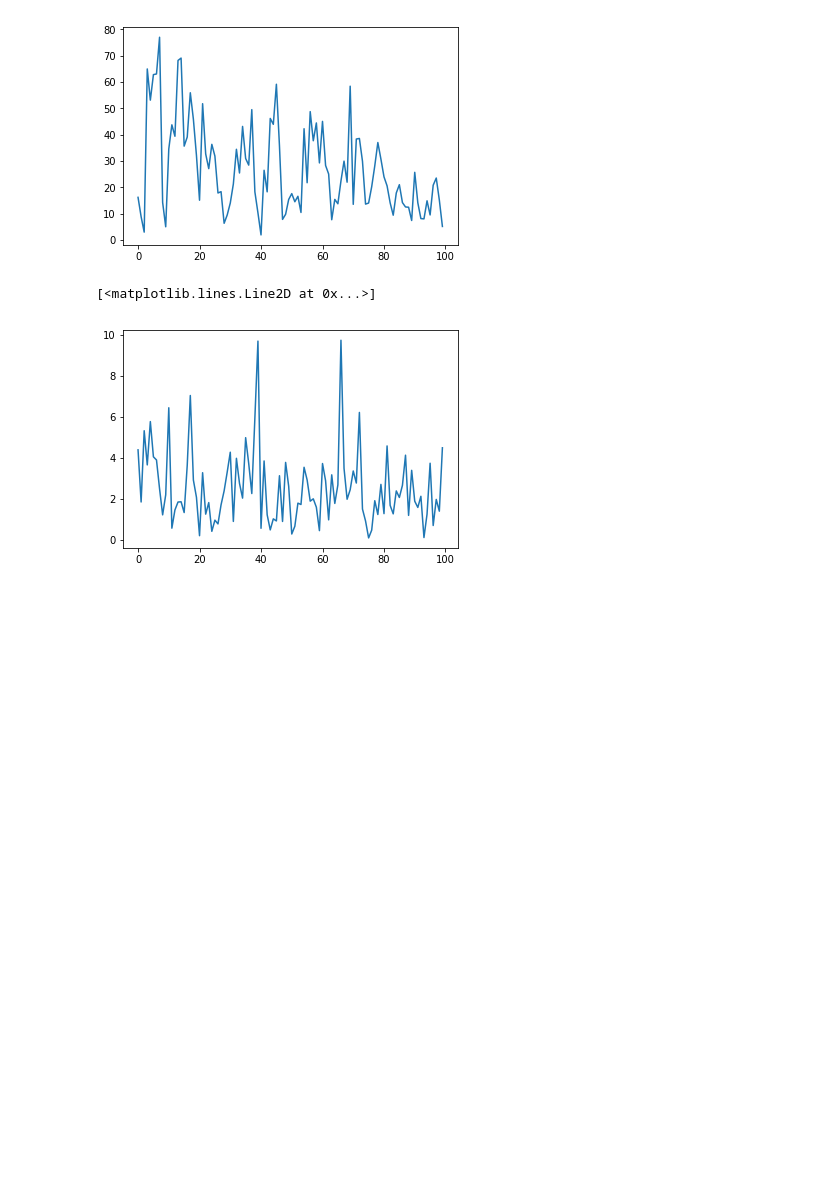
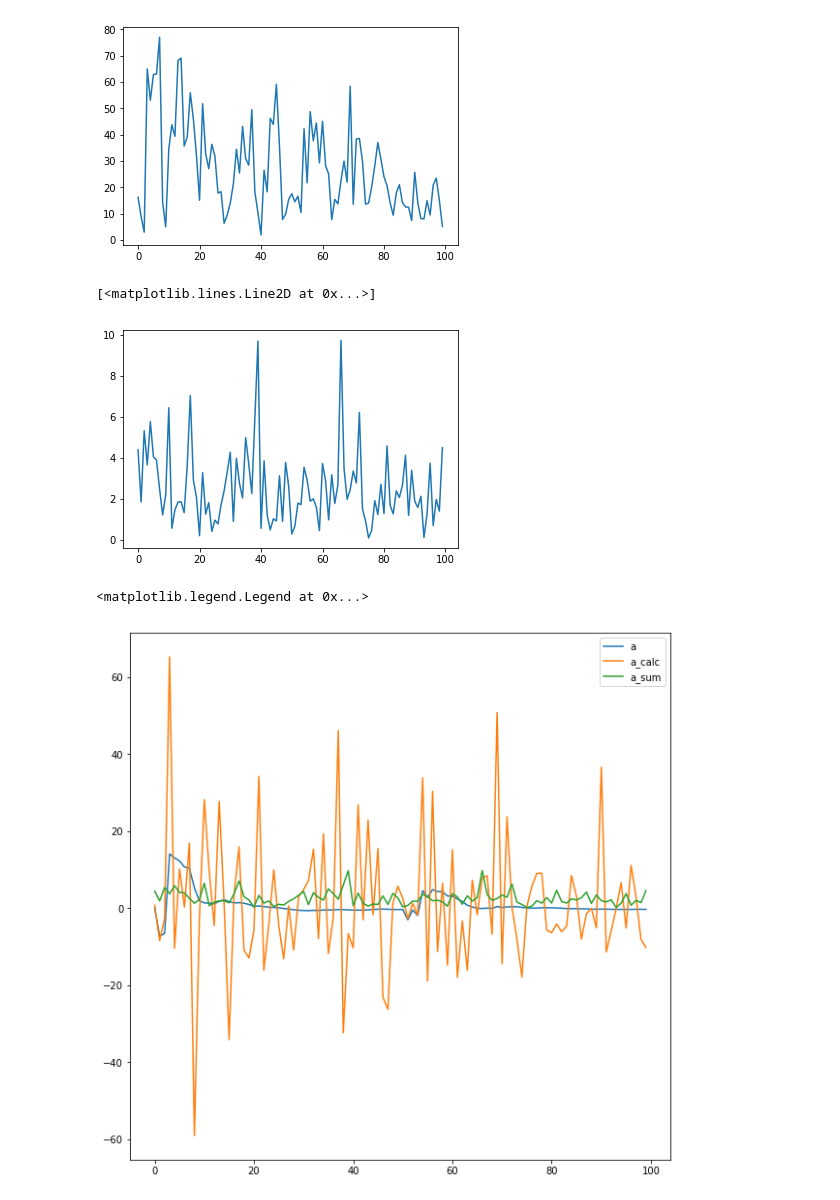
Before and after one commit to tempflip/kalman_filters, a Jupyter notebook: geo1_plot.ipynb, the cells around one changed output. Cells and saved outputs as stored; diff of their text form; code cells hidden in the pictures; blank space fills up the shorter version.

```diff
--- a/geo1_plot.ipynb
+++ b/geo1_plot.ipynb
@@ -128,0 +156,23 @@ plt.plot(slice['a_sum'].values)
+# %%
+l = []
+m_list = slice['speed'].values
+k = Kalman()
+for i, m in enumerate(m_list):
+    if i%50 == 0 : k.reset()
+
+    k.feed_meas(m)
+    k.predict_next_state()
+    l.append(k.x)
+l = np.array(l).reshape(-1,2)
+# %%
+plt.figure(figsize=(10,10))
+#plt.plot(m_list, label="meas")
+#plt.plot(l[:,0], label='v')
+plt.plot(l[:,1], label='a')
+plt.plot(slice['a_calc'].values, label='a_calc')
+plt.plot(slice['a_sum'].values, label='a_sum')
+
+plt.legend()
+# %% [output]
+<matplotlib.legend.Legend at 0x...>
+[figure, added]
```
Also changed, not shown: parts of 1 cell of this notebook, 3 other files.
